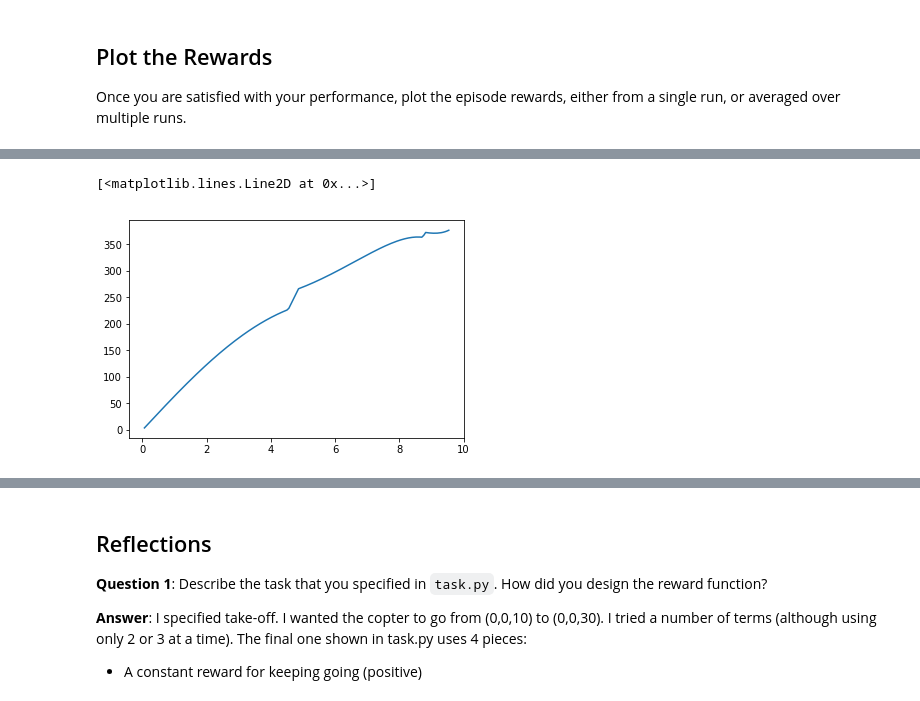
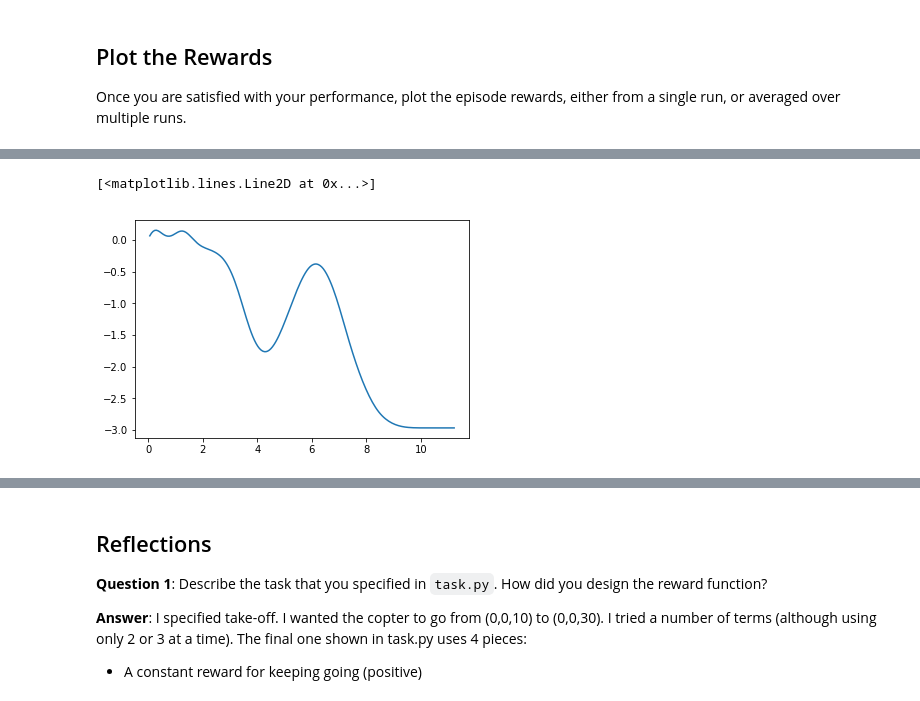
Before and after one commit to gotamist/deep-learning, a Jupyter notebook: Quadcopter_Project.ipynb, the cells around one changed output, grey strips where cells are left out. Drawn from its saved outputs; the diff is of its cells as text; code cells hidden in the pictures.

```diff
--- a/Quadcopter_Project.ipynb
+++ b/Quadcopter_Project.ipynb
@@ -191,7 +188,7 @@ import pandas as pd
 from agents.policy_search import PolicySearch_Agent
 from task import Task
 
-num_episodes = 1000
+num_episodes = 500
 target_pos = np.array([0., 0., 10.])
 task = Task(target_pos=target_pos)
 agent = PolicySearch_Agent(task)
@@ -264,7 +261,7 @@ from task import Task
 from agents.agent import DDPG
 
 # Modify the values below to give the quadcopter a different starting position.
-runtime = 10.                                    # time limit of the episode
+runtime = 20.                                    # time limit of the episode
 init_pose = np.array([0., 0., 10., 0., 0., 0.])  # initial pose
 init_velocities = np.array([0., 0., 0])         # initial velocities
 init_angle_velocities = np.array([0., 0., 0.])   # initial angle velocities
@@ -328,5 +328,5 @@ def train_for_task( agent, task, num_episodes=60):
             return agent, training  #stop training if you've been successful in a few recent attempts
     return agent, training #this shows that the agent never made it to the target
 # %%
-agent, training = train_for_task( agent, task, num_episodes=200)
+agent, training = train_for_task( agent, task, num_episodes=500)
 # %% [output]
@@ -367,11 +367,16 @@ results = {x : [] for x in labels}
 state = agent.reset_episode()
 total_reward = 0
 reward_list = []
+reward_cumul =[]
 while True:
     rotor_speeds = agent.act(state)
     next_state, reward, done = task.step(rotor_speeds)
+    print('R={:4.2f},t={:3.2f},(x,y,x)=({:4.2f},{:4.2f},{:4.2f}), (u,v,w)=({:4.2f},{:4.2f},{:4.2f})'.format(
+    reward,task.sim.time,task.sim.pose[0],task.sim.pose[1],task.sim.pose[2],task.sim.v[0],task.sim.v[1],task.sim.v[2]))
+
     total_reward += reward
-    reward_list.append( total_reward)
+    reward_list.append( reward)
+    reward_cumul.append( total_reward)
     to_write = [task.sim.time] + list(task.sim.pose) + list(task.sim.v) + list(task.sim.angular_v) + list(rotor_speeds)
     for ii in range(len(labels)):
         results[labels[ii]].append(to_write[ii])
@@ -412,6 +435,6 @@ _ = plt.ylim()
 # %%
 #rewards in the last run (single episode)
-plt.plot( results['time'], reward_list, label = 'cumulative rewards' )
+plt.plot( results['time'], reward_list, label = 'rewards' )
 # %% [output]
 [<matplotlib.lines.Line2D at 0x...>]
-[figure, old version]
+[figure, new version]
```
Also changed, not shown: parts of 22 cells of this notebook, 1 other file.
